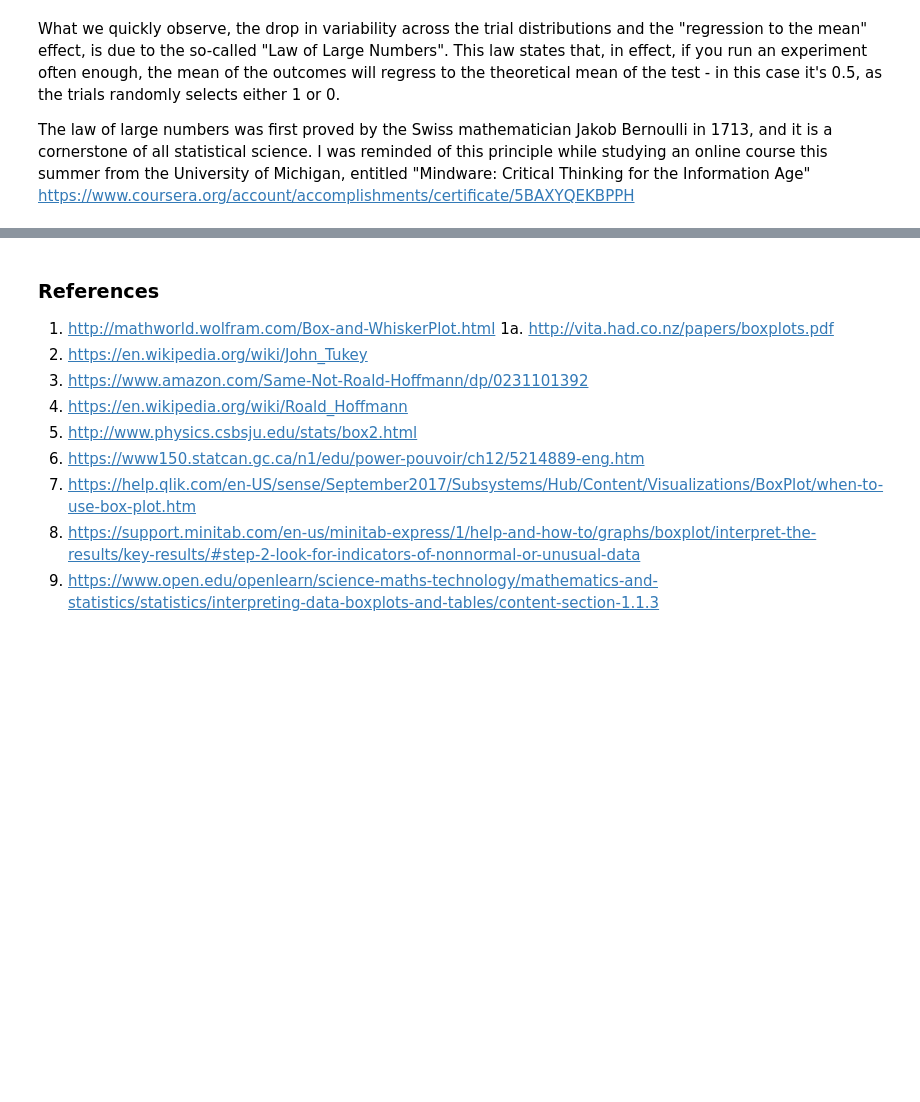
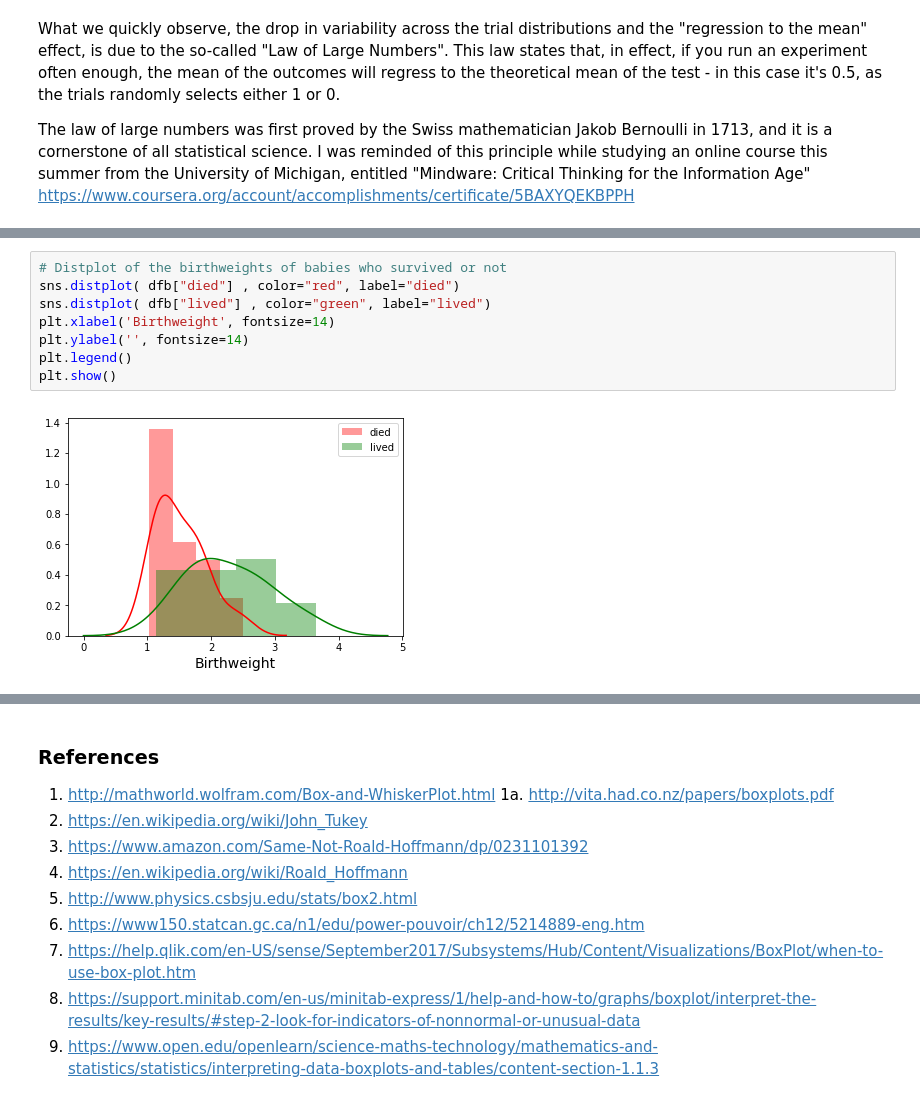
Before and after one commit to Aqua5lad/FDA-Dec-Project, a Jupyter notebook: FDA Project Dec 2018.ipynb, the cells around one changed output, grey strips where cells are left out. Cells and saved outputs as stored; diff of their text form; blank space fills up the shorter version.

```diff
--- a/FDA Project Dec 2018.ipynb
+++ b/FDA Project Dec 2018.ipynb
@@ -174,0 +231,10 @@ While these insights are not revealed by the Histogram, we see a more detailed p
+# %%
+# Distplot of the birthweights of babies who survived or not
+sns.distplot( dfb["died"] , color="red", label="died")
+sns.distplot( dfb["lived"] , color="green", label="lived")
+plt.xlabel('Birthweight', fontsize=14)
+plt.ylabel('', fontsize=14)
+plt.legend()
+plt.show()
+# %% [output]
+[figure, added]
```
Also changed, not shown: parts of 28 cells of this notebook.
